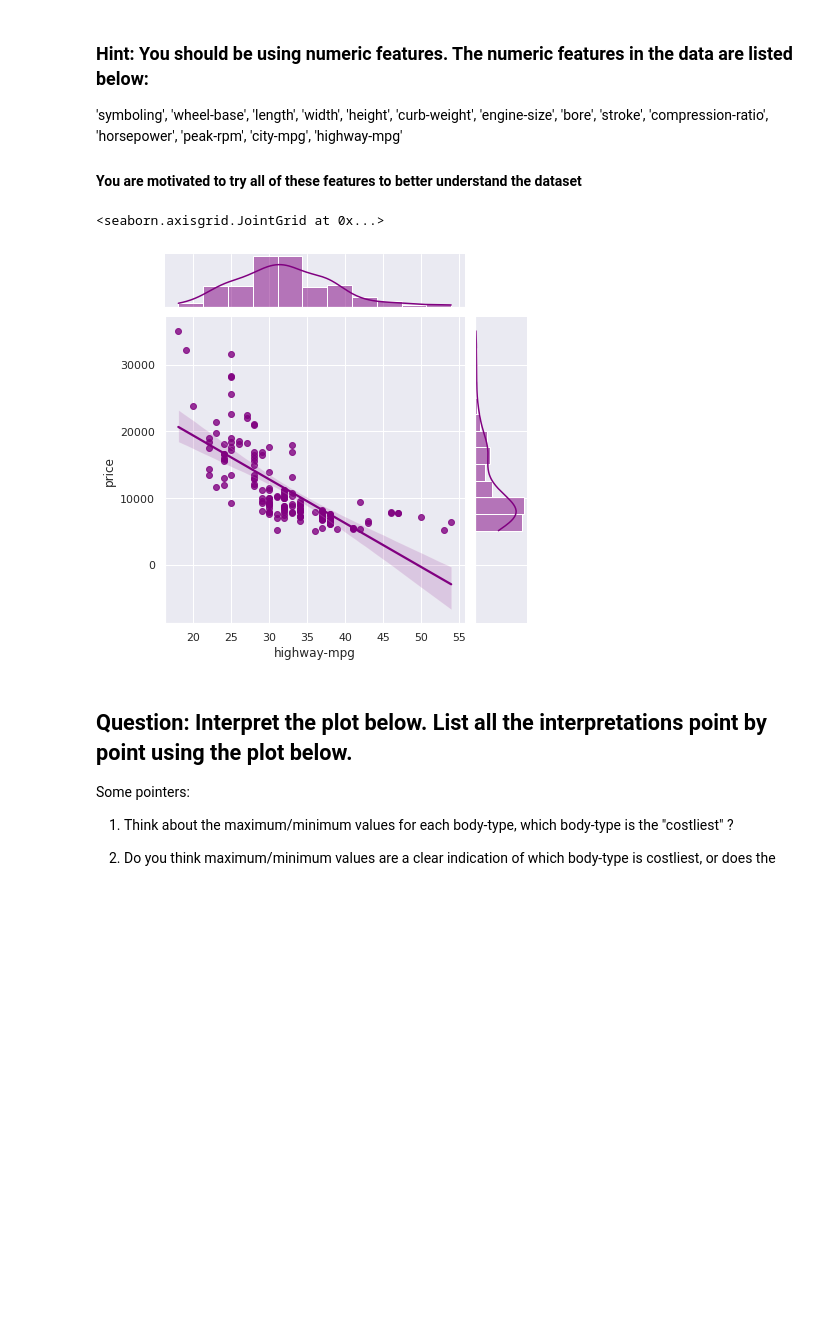
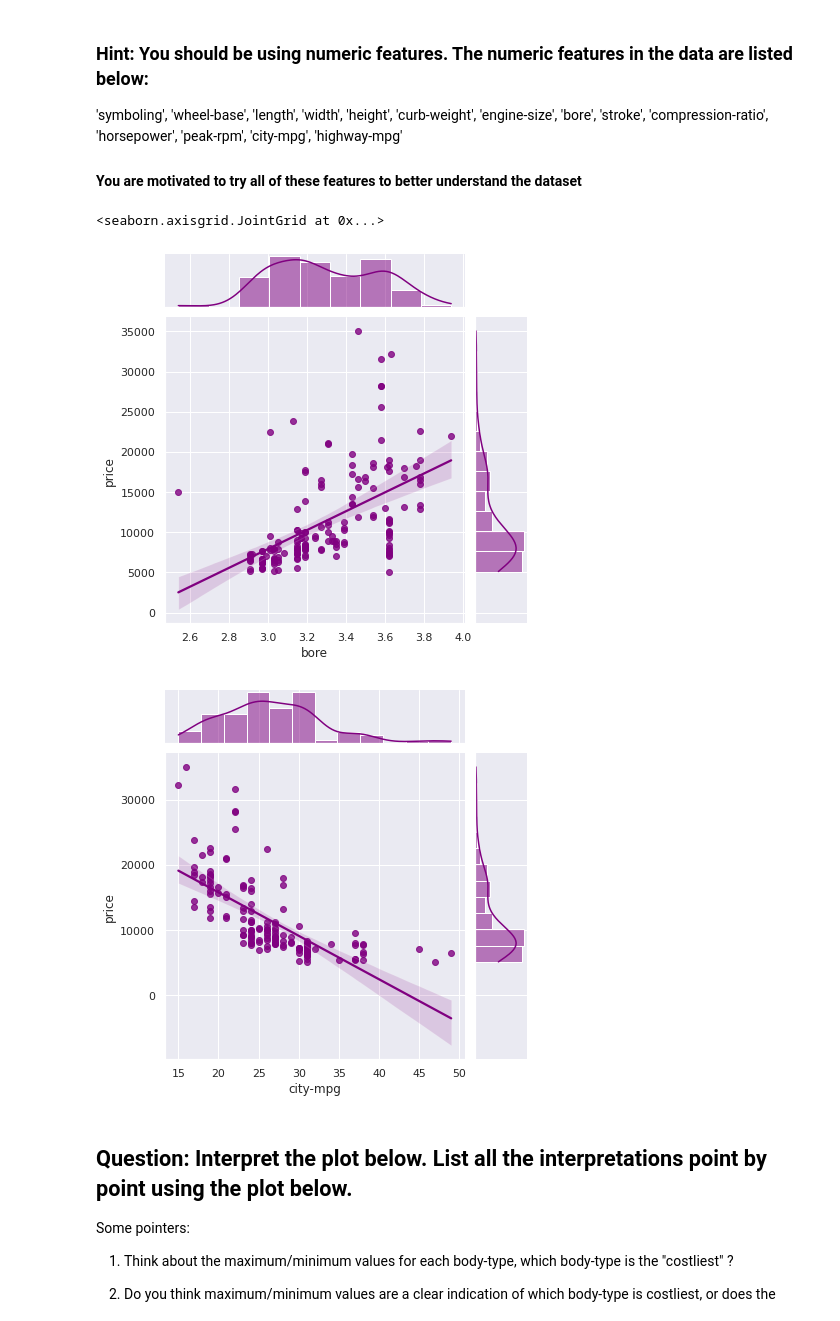
Before and after one commit to Renuka2311/FMML-August, a Jupyter notebook: Mod2_Lab1_Answered.ipynb, the cells around one changed output. Saved outputs shown, nothing was run; the diff lists cells and outputs as text; code cells hidden in the pictures; blank space fills up the shorter version.

```diff
--- a/Mod2_Lab1_Answered.ipynb
+++ b/Mod2_Lab1_Answered.ipynb
@@ -161,16 +161,19 @@ An example is shown below, with "highway-mpg" where MPG is miles per gallon.
 # %%
 ############################
 ### CHANGE THE CODE HERE ###
 
 feature = "highway-mpg"
 
 ############################
 
 
-sns.jointplot(x=pd.to_numeric(X[feature]), y = y, kind="reg", color = 'purple')
+#sns.jointplot(x=pd.to_numeric(X[feature]), y = y, kind="reg", color = 'purple')
+sns.jointplot(x=pd.to_numeric(X["bore"]), y = y, kind="reg", color = 'purple')
+sns.jointplot(x=pd.to_numeric(X["city-mpg"]), y = y, kind="reg", color = 'purple')
 # %% [output]
 <seaborn.axisgrid.JointGrid at 0x...>
-[figure, old version]
+[figure, new version]
+[figure, added]
 # %% [markdown]
 ## Question: Interpret the plot below. List all the interpretations point by point using the plot below.
 
```
Also changed, not shown: parts of 1 cell of this notebook.
